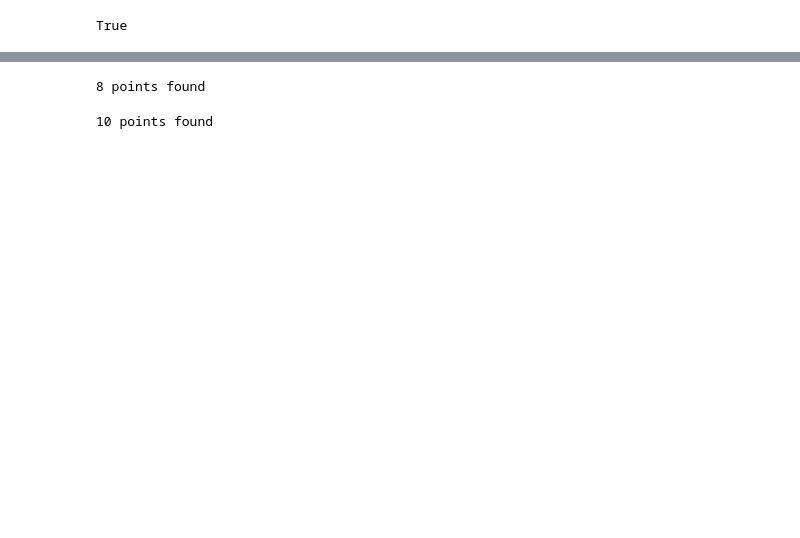
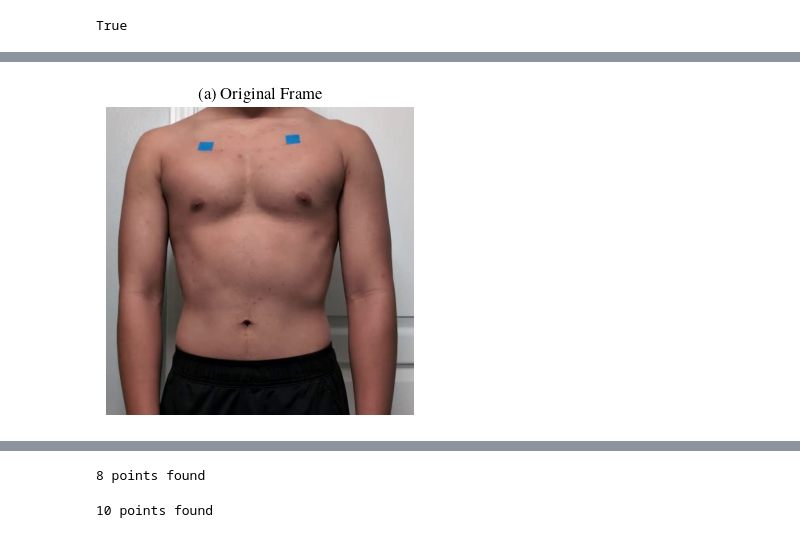
Before and after one commit to tiandahuang/chest-rppg, a Jupyter notebook: motion_track_marker.ipynb, the cells around one changed output, grey strips where cells are left out. Saved outputs shown, nothing was run; the diff lists cells and outputs as text; code cells hidden in the pictures; blank space fills up the shorter version.

```diff
--- a/motion_track_marker.ipynb
+++ b/motion_track_marker.ipynb
@@ -46,3 +46,12 @@ for i, a in enumerate(ax[1]):
+# %%
+plt.figure(figsize=(4, 4))
+plt.title('(a) Original Frame')
+plt.axis('off')
+plt.imshow(test_frame)
+plt.savefig('images/orig.png', bbox_inches='tight')
+plt.show()
+# %% [output]
+[figure, added]
 # %%
 tf_kp = test_frame[:, :, 2] - np.min(test_frame, axis=-1)
 plt.figure()
```
Also changed, not shown: parts of 7 cells of this notebook, 3 other files.
